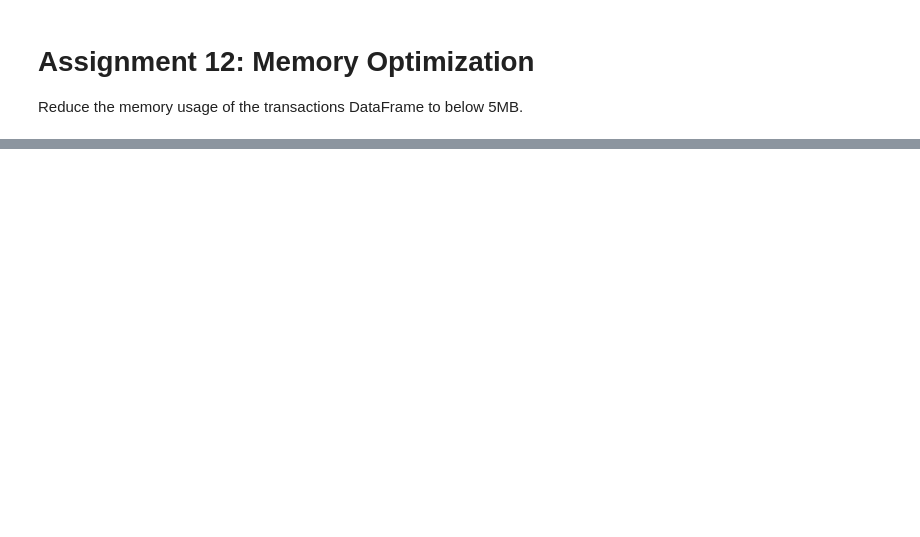
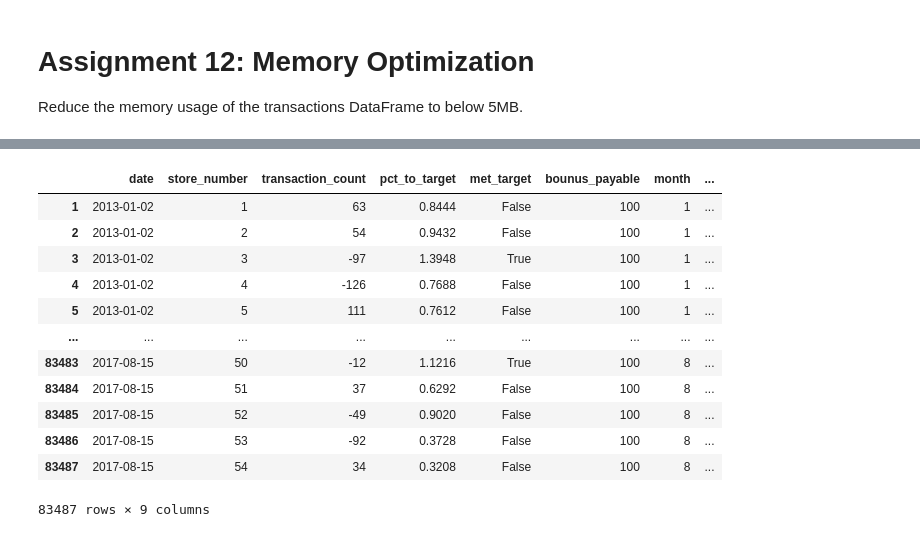
Before and after one commit to amorganhunt/Maven-NumPy-and-Pandas-2, a Jupyter notebook: maven_python_course/DataFrames/section03_DataFrames.ipynb, the cells around one changed output, grey strips where cells are left out. Saved outputs shown, nothing was run; the diff lists cells and outputs as text; code cells hidden in the pictures; blank space fills up the shorter version.

```diff
--- a/maven_python_course/DataFrames/section03_DataFrames.ipynb
+++ b/maven_python_course/DataFrames/section03_DataFrames.ipynb
@@ -523,3 +523,5 @@ transactions_df["seasonal_bonus"].value_counts().iloc[1:].sum() * 100
 * Then sum the seasonal bonus owed once again to make sure the numbers are correct.
 # %%
 # Drop columns we created in prior exercises
+transactions_df.drop(columns=["pct_to_target", "met_target", "bounus_payable", "month", "day_of_week", "seasonal_bonus"], inplace=True)
+transactions_df
@@ -526,2 +542,11 @@ transactions_df["seasonal_bonus"].value_counts().iloc[1:].sum() * 100
 # %%
 # Create same columns with assign
+transactions_df = transactions_df.assign(
+    pct_to_target = transactions_df.loc[:, "transaction_count"] / 2500,
+    met_target = transactions_df.loc[:, "transaction_count"] / 2500 >= 1,
+    bounus_payable = (transactions_df.loc[:, "transaction_count"] >= 1) * 100,
+    month = transactions_df.date.dt.month,
+    day_of_week = transactions_df.date.dt.day_of_week,
+    seasonal_bonus = np.select(conditions, choices, default="None")
+
+) # .loc[:, "seasonal_bonus"].value_counts().iloc[1:].sum() * 100 (this could also have the desire output)
@@ -537,0 +602,15 @@ transactions.info(memory_usage="deep")
+# %%
+transactions_df = transactions_df.astype(
+    {
+    "date": "datetime64[s]",
+    "store_number": "Int8",
+    "transaction_count": "Int16",
+    "pct_to_target": "float32",
+    "bounus_payable": "int8",
+    "month": "int8",
+    "day_of_week": "int8",
+    "seasonal_bonus": "category"
+    }
+)
+
+transactions_df.info(memory_usage="deep")
@@ -537,0 +634,16 @@ transactions.info(memory_usage="deep")
+# %%
+transactions_df
+# %% [output]
+|  | date | store_number | transaction_count | pct_to_target | met_target | bounus_payable | month | ... |
+| 1 | 2013-01-02 | 1 | 63 | 0.8444 | False | 100 | 1 | ... |
+| 2 | 2013-01-02 | 2 | 54 | 0.9432 | False | 100 | 1 | ... |
+| 3 | 2013-01-02 | 3 | -97 | 1.3948 | True | 100 | 1 | ... |
+| 4 | 2013-01-02 | 4 | -126 | 0.7688 | False | 100 | 1 | ... |
+| 5 | 2013-01-02 | 5 | 111 | 0.7612 | False | 100 | 1 | ... |
+| ... | ... | ... | ... | ... | ... | ... | ... | ... |
+| 83483 | 2017-08-15 | 50 | -12 | 1.1216 | True | 100 | 8 | ... |
+| 83484 | 2017-08-15 | 51 | 37 | 0.6292 | False | 100 | 8 | ... |
+| 83485 | 2017-08-15 | 52 | -49 | 0.9020 | False | 100 | 8 | ... |
+| 83486 | 2017-08-15 | 53 | -92 | 0.3728 | False | 100 | 8 | ... |
+| 83487 | 2017-08-15 | 54 | 34 | 0.3208 | False | 100 | 8 | ... |
+83487 rows × 9 columns
```
Also changed, not shown: parts of 6 cells of this notebook, 6 other files.
